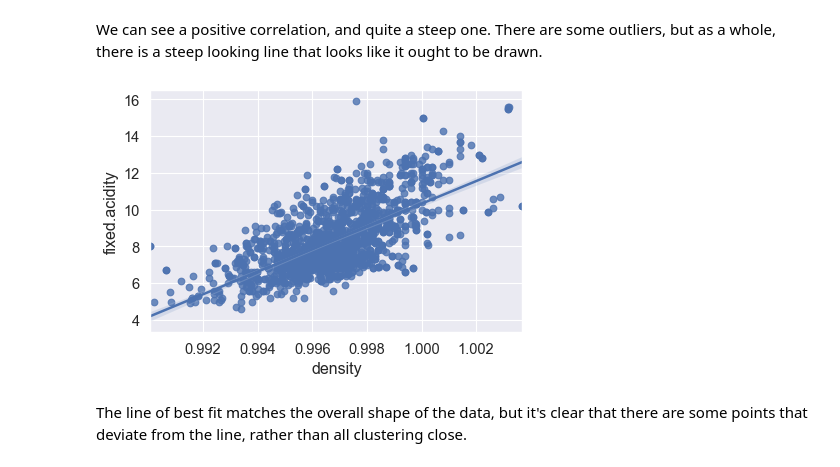
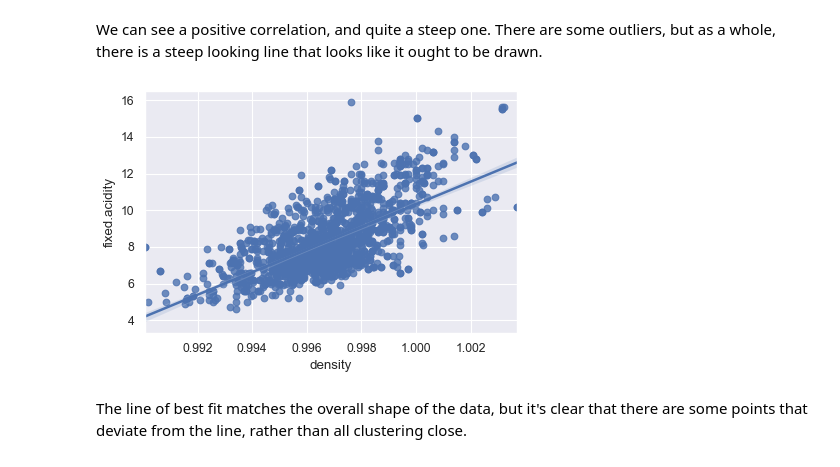
Before and after one commit to mendyhsu/Springboard, a Jupyter notebook: Unit11_4_1_Linear_Regression_Case_Study/Springboard Regression Case Study - the Red Wine Dataset - Tier 3.ipynb, the cells around one changed output. Drawn from its saved outputs; the diff is of its cells as text; code cells hidden in the pictures.

```diff
--- a/Unit11_4_1_Linear_Regression_Case_Study/Springboard Regression Case Study - the Red Wine Dataset - Tier 3.ipynb
+++ b/Unit11_4_1_Linear_Regression_Case_Study/Springboard Regression Case Study - the Red Wine Dataset - Tier 3.ipynb
@@ -259,12 +259,11 @@ plt.show()
 We can see a positive correlation, and quite a steep one. There are some outliers, but as a whole, there is a steep looking line that looks like it ought to be drawn.
 # %%
 # Call the regplot method on your sns object, with parameters: x = 'density', y = 'fixed.acidity'
-sns.set_theme(font_scale=1.2)
 fig, ax = plt.subplots(dpi=80)
 sns.regplot(x='density', y='fixed.acidity', data=wine)
 plt.show()
 # %% [output]
-[figure, old version]
+[figure, new version]
 # %% [markdown]
 The line of best fit matches the overall shape of the data, but it's clear that there are some points that deviate from the line, rather than all clustering close.
 # %% [markdown]
```
Also changed, not shown: parts of 7 cells of this notebook, 1 other file.
